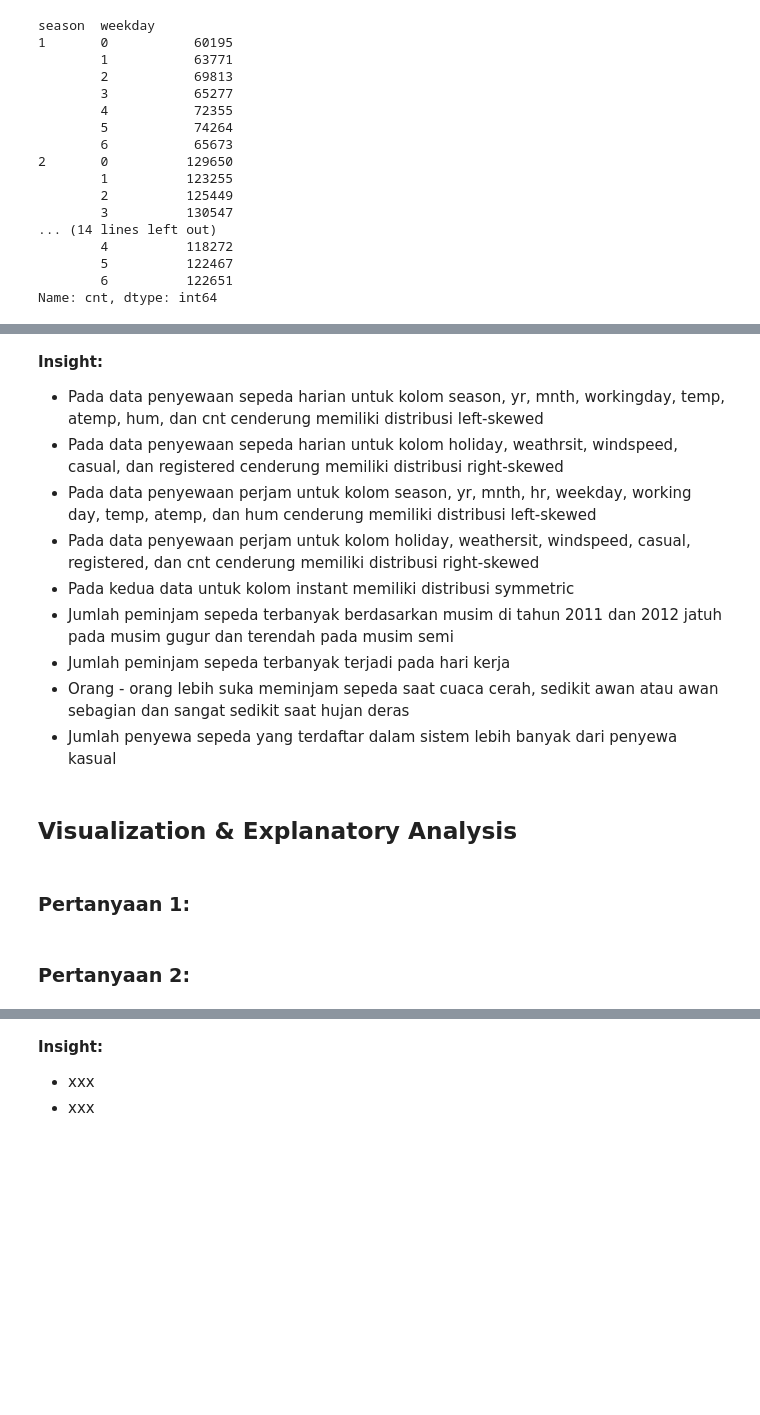
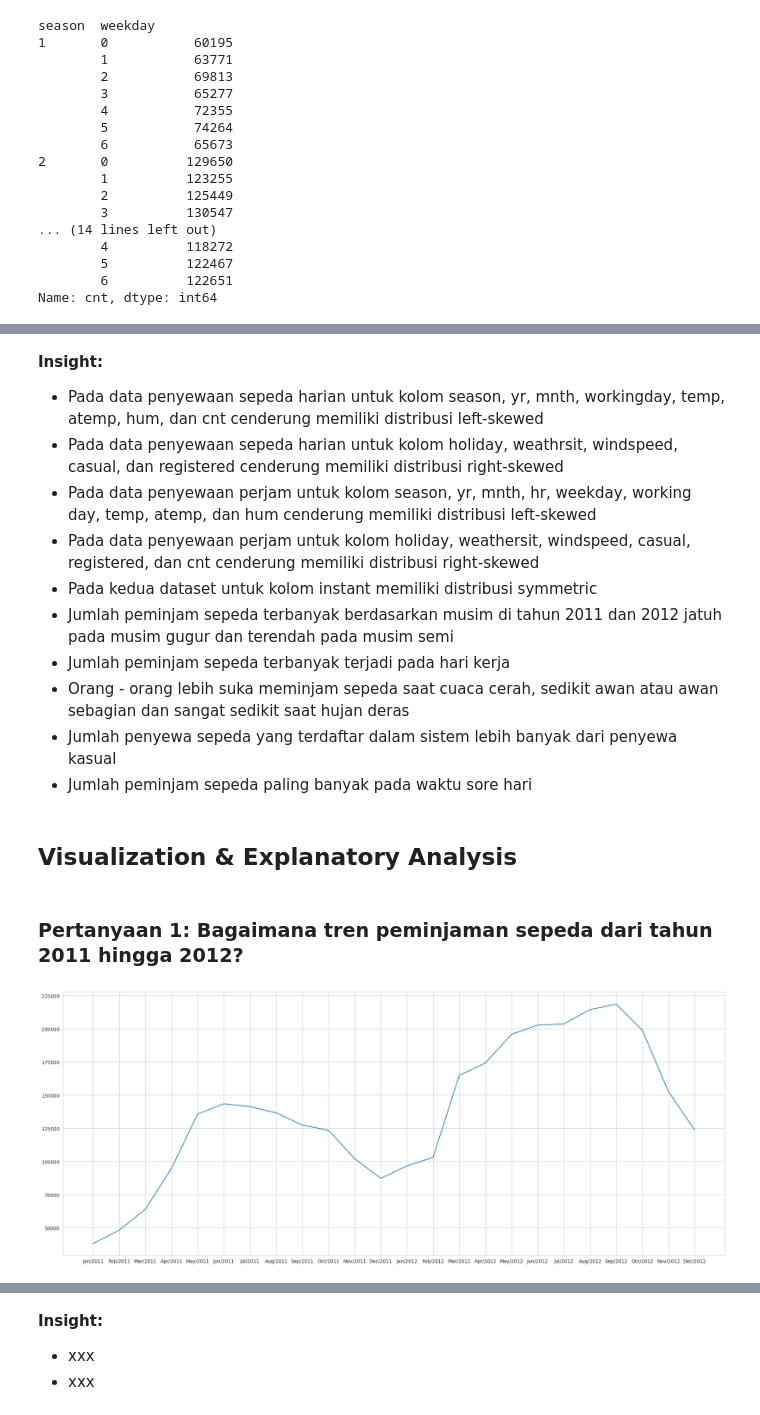
Before and after one commit to Refanz/analyst-data-bike-sharing, a Jupyter notebook: notebook.ipynb, the cells around one changed output, grey strips where cells are left out. Drawn from its saved outputs; the diff is of its cells as text; code cells hidden in the pictures; blank space fills up the shorter version.

```diff
--- a/notebook.ipynb
+++ b/notebook.ipynb
@@ -653,14 +721,39 @@ Name: cnt, dtype: int64
 - Pada data penyewaan sepeda harian untuk kolom holiday, weathrsit, windspeed, casual, dan registered cenderung memiliki distribusi right-skewed
 - Pada data penyewaan perjam untuk kolom season, yr, mnth, hr, weekday, working day, temp, atemp, dan hum cenderung memiliki distribusi left-skewed
 - Pada data penyewaan perjam untuk kolom holiday, weathersit, windspeed, casual, registered, dan cnt cenderung memiliki distribusi right-skewed
-- Pada kedua data untuk kolom instant memiliki distribusi symmetric
+- Pada kedua dataset untuk kolom instant memiliki distribusi symmetric
 - Jumlah peminjam sepeda terbanyak berdasarkan musim di tahun 2011 dan 2012 jatuh pada musim gugur dan terendah pada musim semi
 - Jumlah peminjam sepeda terbanyak terjadi pada hari kerja
 - Orang - orang lebih suka meminjam sepeda saat cuaca cerah, sedikit awan atau awan sebagian dan sangat sedikit saat hujan deras
 - Jumlah penyewa sepeda yang terdaftar dalam sistem lebih banyak dari penyewa kasual
+- Jumlah peminjam sepeda paling banyak pada waktu sore hari
 # %% [markdown]
 ## Visualization & Explanatory Analysis
-# %% [markdown]
-### Pertanyaan 1:
-# %% [markdown]
-### Pertanyaan 2:
+# %% [markdown]
+### Pertanyaan 1: Bagaimana tren peminjaman sepeda dari tahun 2011 hingga 2012?
+# %%
+# Melakukan grouping
+sharing_bike_trend_df = day_df.groupby(by=["yr", "mnth"])["cnt"].sum().reset_index()
+
+# Mengubah indeks tahun menjadi bentuk sebenarnya
+sharing_bike_trend_df["yr"] = sharing_bike_trend_df["yr"].apply(lambda x: 2011 if x == 0 else 2012)
+
+# Mengubah bulan dalam bentuk teks
+sharing_bike_trend_df["mnth"] = sharing_bike_trend_df["mnth"].apply(lambda x: calendar.month_abbr[x])
+
+# Membuat kolom baru dari kolom tahun dan bulan
+sharing_bike_trend_df["year_month"] = sharing_bike_trend_df["mnth"].astype(str) + "/" + sharing_bike_trend_df[
+    "yr"].astype(str)
+
+# Membuang kolom yr dan mnth
+sharing_bike_trend_df.drop(columns=["yr", "mnth"], inplace=True)
+
+# Melakukan plotting untuk melihat tren peminjaman sepeda
+plt.figure(figsize=(25, 10))
+plt.plot(sharing_bike_trend_df["year_month"], sharing_bike_trend_df["cnt"])
+plt.title("", loc="center", fontsize=20)
+plt.xticks(fontsize=10)
+plt.yticks(fontsize=10)
+plt.show()
+# %% [output]
+[figure, added]
```
Also changed, not shown: parts of 14 cells of this notebook, 3 other files.
